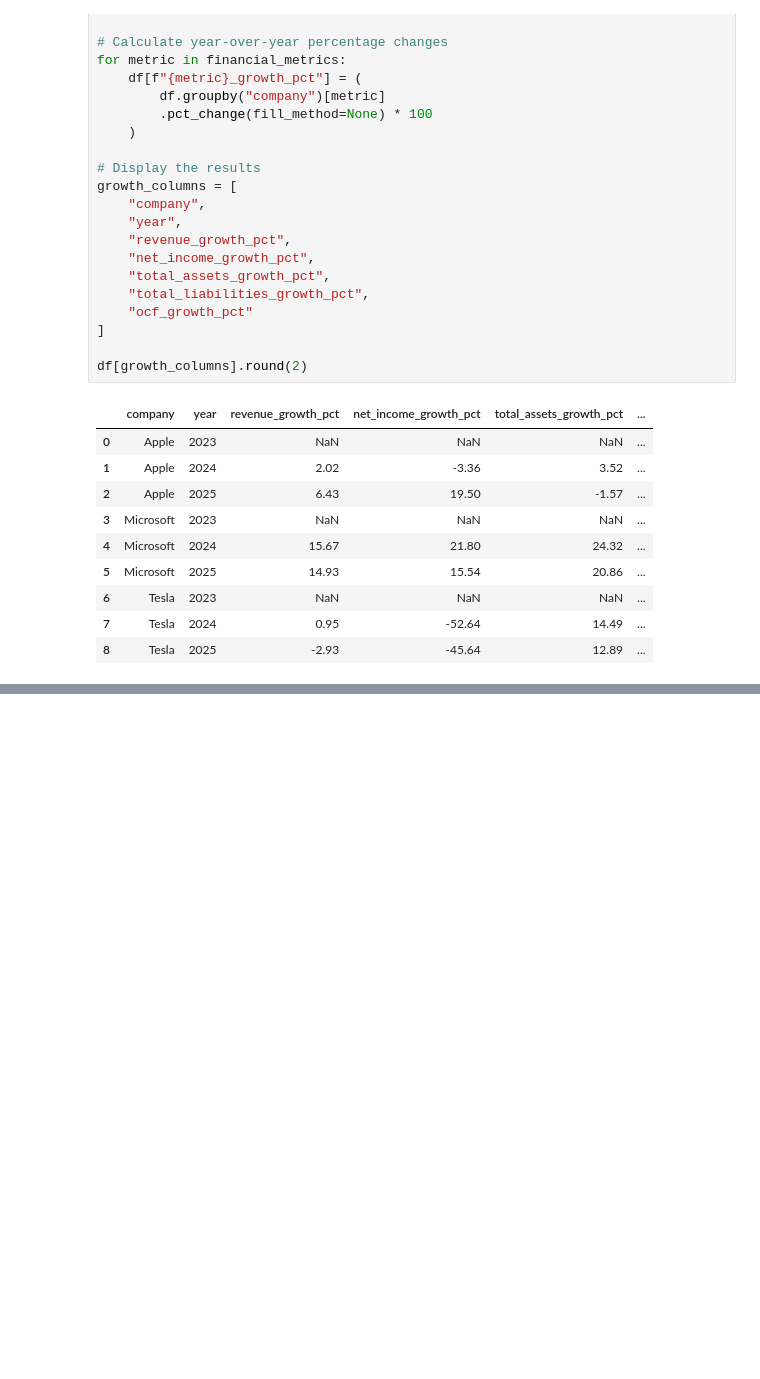
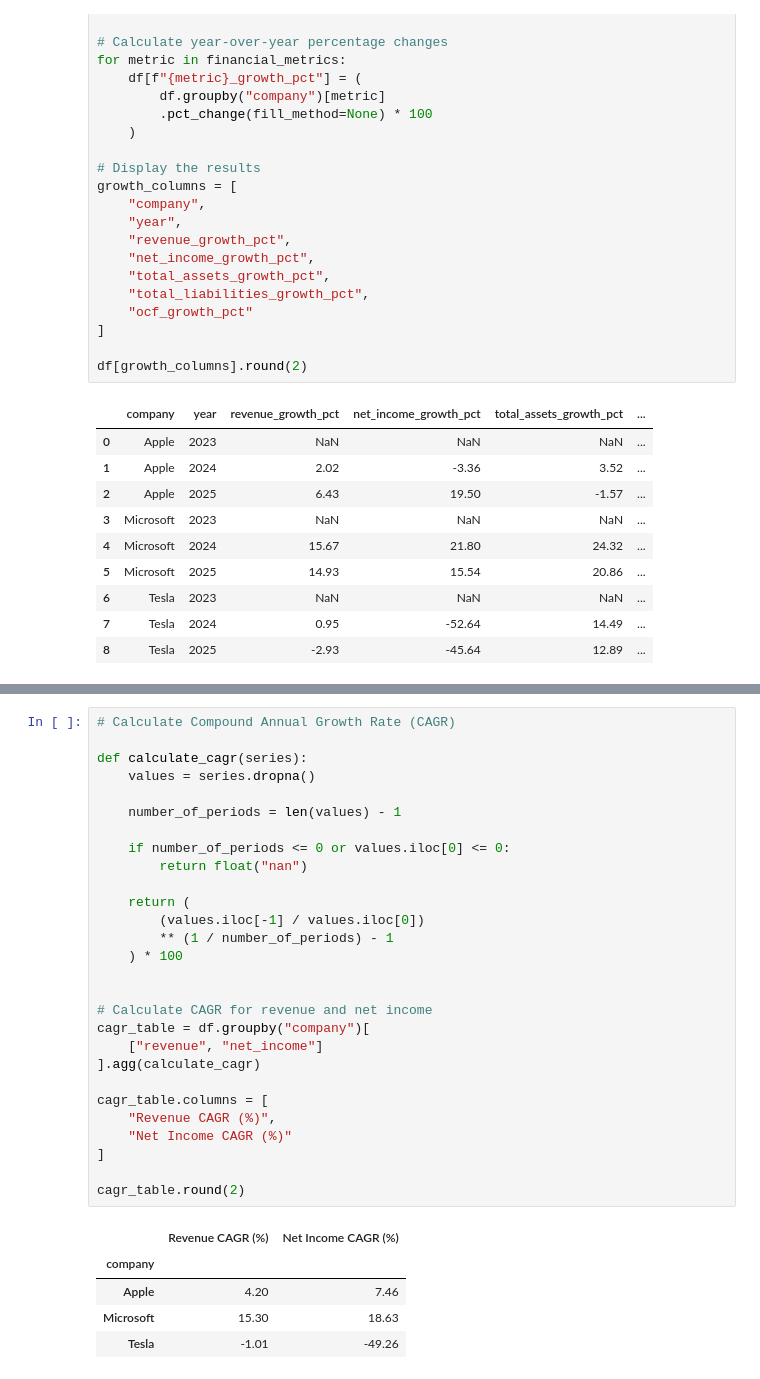
Before and after one commit to ravvi0li/BCG-Forage, a Jupyter notebook: financial_analysis.ipynb, the cells around one changed output, grey strips where cells are left out. Drawn from its saved outputs; the diff is of its cells as text; blank space fills up the shorter version.

```diff
--- a/financial_analysis.ipynb
+++ b/financial_analysis.ipynb
@@ -144,0 +241,34 @@ df[growth_columns].round(2)
+# %%
+# Calculate Compound Annual Growth Rate (CAGR)
+
+def calculate_cagr(series):
+    values = series.dropna()
+
+    number_of_periods = len(values) - 1
+
+    if number_of_periods <= 0 or values.iloc[0] <= 0:
+        return float("nan")
+
+    return (
+        (values.iloc[-1] / values.iloc[0])
+        ** (1 / number_of_periods) - 1
+    ) * 100
+
+
+# Calculate CAGR for revenue and net income
+cagr_table = df.groupby("company")[
+    ["revenue", "net_income"]
+].agg(calculate_cagr)
+
+cagr_table.columns = [
+    "Revenue CAGR (%)",
+    "Net Income CAGR (%)"
+]
+
+cagr_table.round(2)
+# %% [output]
+|  | Revenue CAGR (%) | Net Income CAGR (%) |
+| company |  |  |
+| Apple | 4.20 | 7.46 |
+| Microsoft | 15.30 | 18.63 |
+| Tesla | -1.01 | -49.26 |
```
Also changed, not shown: parts of 5 cells of this notebook, 2 other files.
